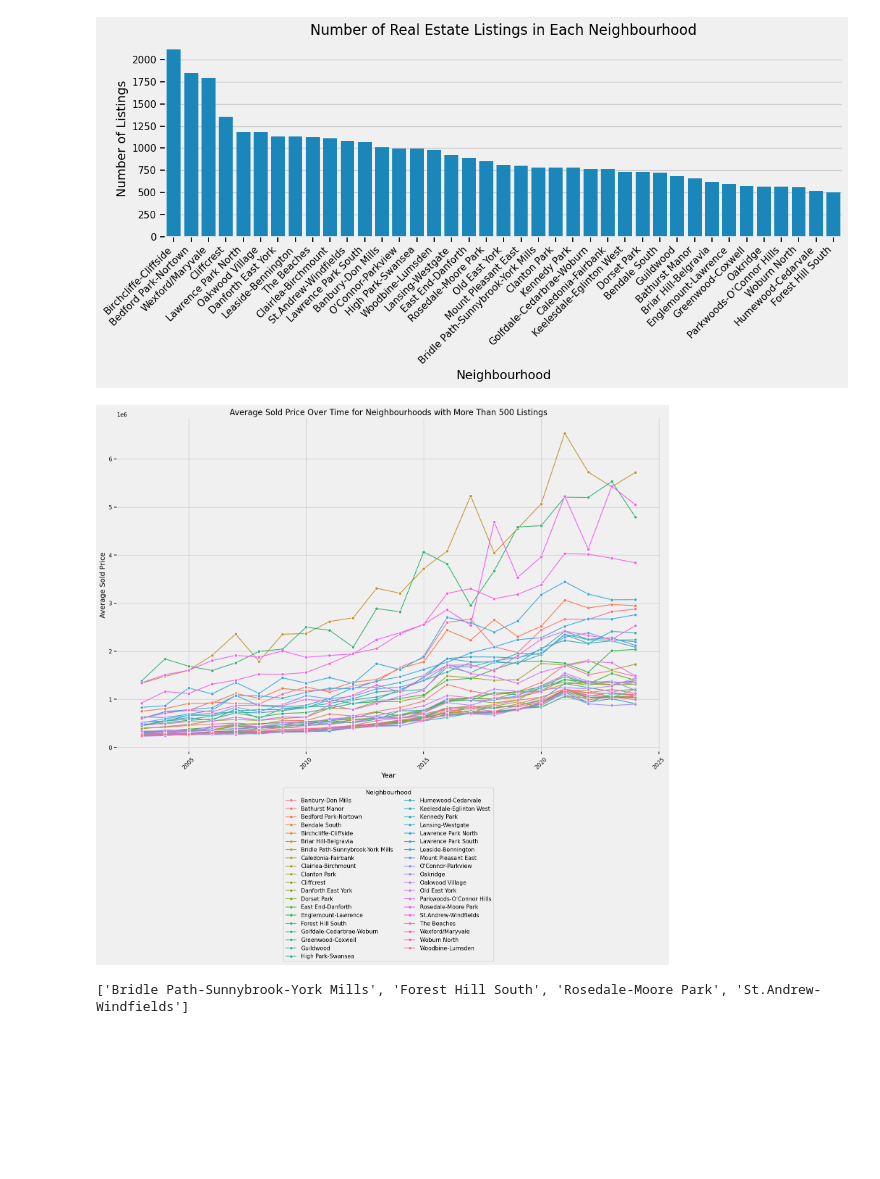
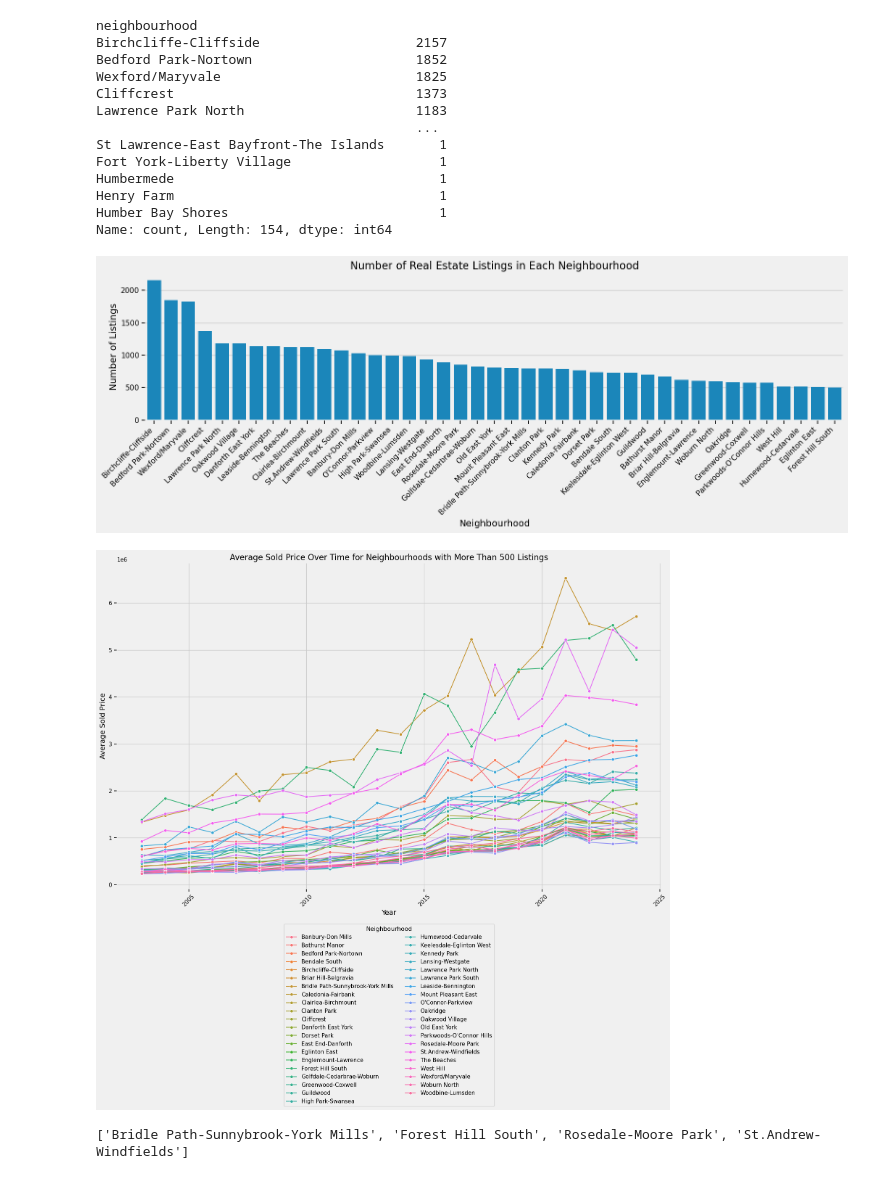
Before and after one commit to sunnyjen/CME358-Final_project, a Jupyter notebook: 4_EDA/Real_Estate_Time.ipynb, the cells around one changed output. Drawn from its saved outputs; the diff is of its cells as text; code cells hidden in the pictures; blank space fills up the shorter version.

```diff
--- a/4_EDA/Real_Estate_Time.ipynb
+++ b/4_EDA/Real_Estate_Time.ipynb
@@ -22,7 +24,7 @@ import warnings
 warnings.filterwarnings('ignore')
 # %%
 # Import Real Estate Data
-real_estate = pd.read_csv("../2_data_cleaning/cleaned_csv/housesigma_data_2003_with_coords_date.csv")
+real_estate = pd.read_csv("../2_data_cleaning/cleaned_csv/housesigma_data_2003_with_coords_date2.csv")
 
 # Convert to GeoDataFrame
 real_estate['geometry'] = real_estate.apply(lambda row: Point(row['long'], row['lat']), axis=1)
@@ -62,7 +66,7 @@ memory usage: 6.0+ MB
 # %%
 # Clean Real Estate Data
 # Drop Unnecessary Columsn
-real_estate = real_estate.drop(columns=["Unnamed: 0", "strikethrough_price", "date", "link"])
+real_estate = real_estate.drop(columns=["Unnamed: 0", "Unnamed: 0.1", "Unnamed: 0.2", "strikethrough_price", "date", "link"])
 
 # Drop Rows with No Geometry Location
 real_estate = real_estate[~real_estate.geometry.is_empty]
@@ -225,22 +231,38 @@ real_estate.head()
+# %%
+real_estate["neighbourhood"].value_counts()
+# %% [output]
+neighbourhood
+Birchcliffe-Cliffside                    2157
+Bedford Park-Nortown                     1852
+Wexford/Maryvale                         1825
+Cliffcrest                               1373
+Lawrence Park North                      1183
+                                         ...
+St Lawrence-East Bayfront-The Islands       1
+Fort York-Liberty Village                   1
+Humbermede                                  1
+Henry Farm                                  1
+Humber Bay Shores                           1
+Name: count, Length: 154, dtype: int64
 # %%
 # Explore Neighbourhood Column
 # Count Houses in Each Neighbourhood
 neighbourhood_counts = real_estate["neighbourhood"].value_counts()
 
 # Limit to Those Neighbourhoods with More than 500 Houses
 neighbourhood_counts = neighbourhood_counts[neighbourhood_counts > 500]
 
 # Create Bar Plot
-plt.figure(figsize = (12, 6))
+plt.figure(figsize = (16, 6))
 sns.barplot(x = neighbourhood_counts.index, y = neighbourhood_counts.values)
 plt.xlabel("Neighbourhood", fontsize = 14)
 plt.ylabel("Number of Listings", fontsize = 14)
 plt.title("Number of Real Estate Listings in Each Neighbourhood", fontsize = 16)
 plt.xticks(rotation = 45, ha = "right")
 plt.tight_layout()
 plt.show()
 # %% [output]
-[figure, old version]
+[figure, new version]
 # %%
 # Filter Data to Show Neighbourhoods with Sufficient Houses
 filtered_real_estate = real_estate[real_estate["neighbourhood"].isin(neighbourhood_counts.index)]
@@ -259,7 +281,7 @@ plt.legend(title = "Neighbourhood", bbox_to_anchor = (0.5, -0.1), loc = "upper c
 plt.tight_layout()
 plt.show()
 # %% [output]
-[figure, old version]
+[figure, new version]
 # %%
 # We Can Notice That All Neighbourhoods Are Following a Similar Trend in Prices Over Time Irrespective of the Varying Social Infrastructure Present in Each One.
 # %%
```
Also changed, not shown: parts of 17 cells of this notebook, 2 other files.
